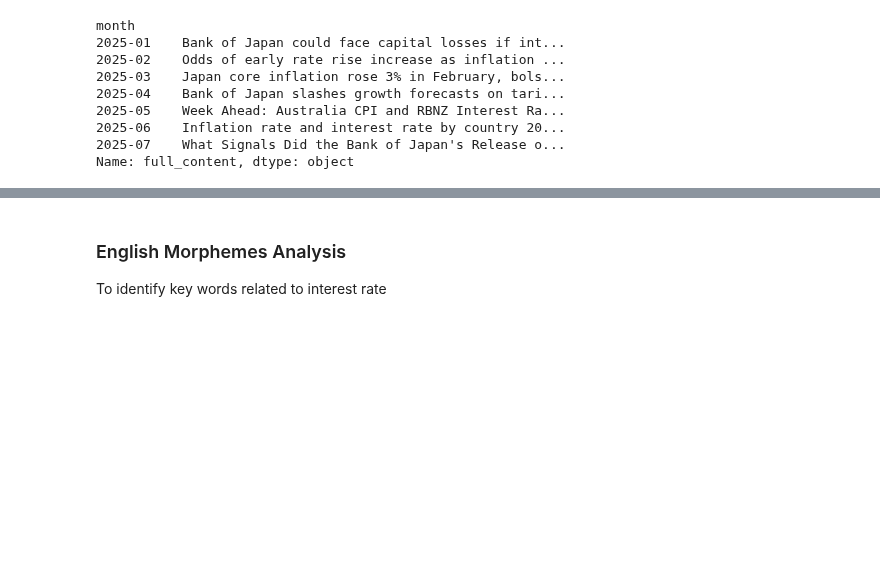
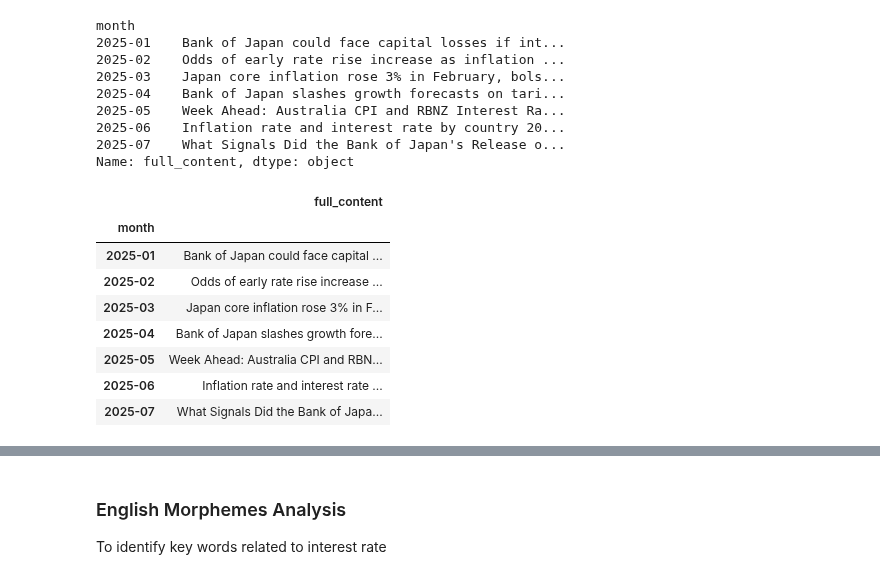
Before and after one commit to ejung2017/PythonProject, a Jupyter notebook: stock_analysis/bank_stock_analysis.ipynb, the cells around one changed output, grey strips where cells are left out. Cells and saved outputs as stored; diff of their text form; code cells hidden in the pictures; blank space fills up the shorter version.

```diff
--- a/stock_analysis/bank_stock_analysis.ipynb
+++ b/stock_analysis/bank_stock_analysis.ipynb
@@ -325,3 +325,17 @@ month
 2025-06    Inflation rate and interest rate by country 20...
 2025-07    What Signals Did the Bank of Japan's Release o...
 Name: full_content, dtype: object
+# %%
+# convert into a dataframe
+monthly_content_df = monthly_content.to_frame()
+monthly_content_df
+# %% [output]
+|  | full_content |
+| month |  |
+| 2025-01 | Bank of Japan could face capital ... |
+| 2025-02 | Odds of early rate rise increase ... |
+| 2025-03 | Japan core inflation rose 3% in F... |
+| 2025-04 | Bank of Japan slashes growth fore... |
+| 2025-05 | Week Ahead: Australia CPI and RBN... |
+| 2025-06 | Inflation rate and interest rate ... |
+| 2025-07 | What Signals Did the Bank of Japa... |
```
Also changed, not shown: parts of 11 cells of this notebook.
